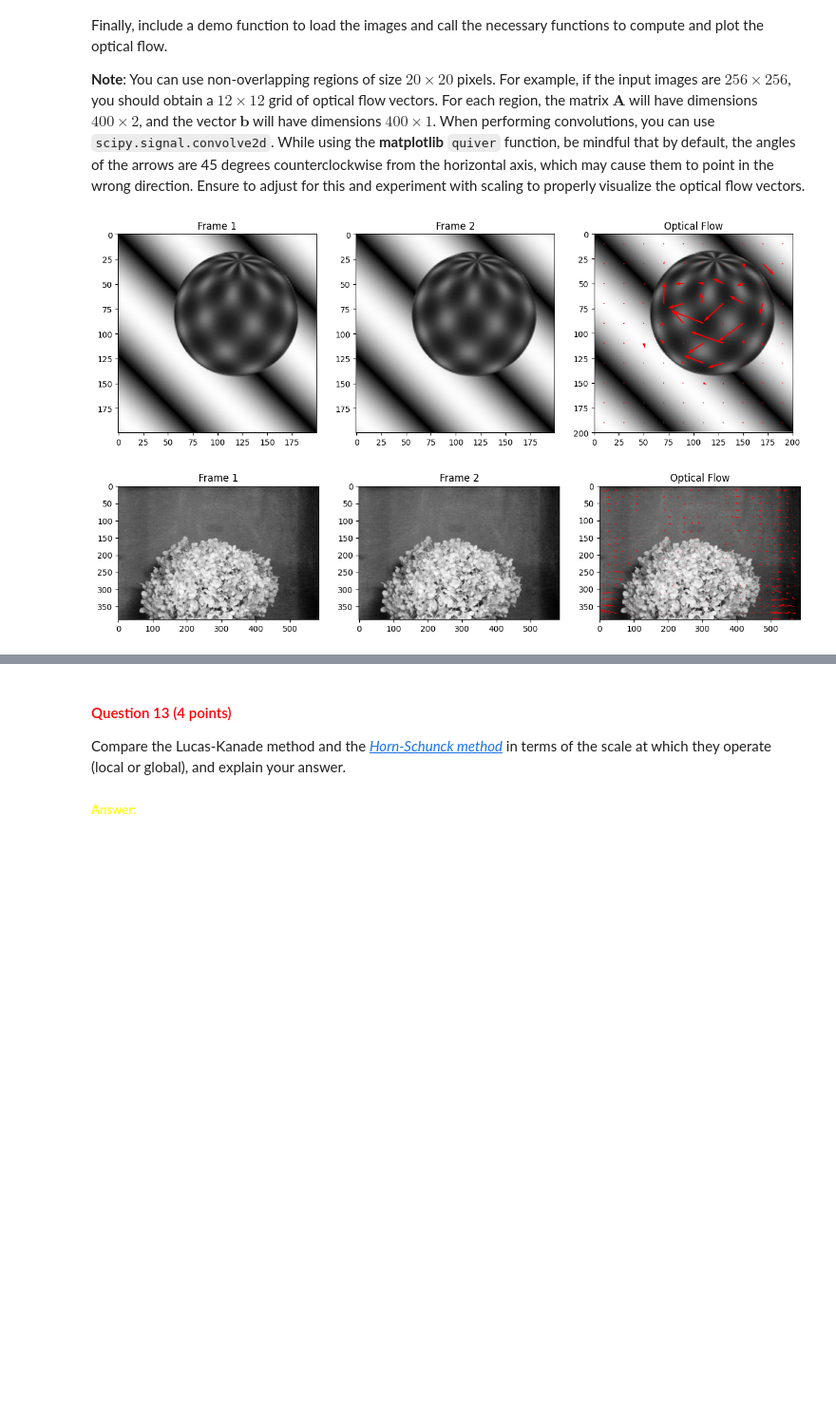
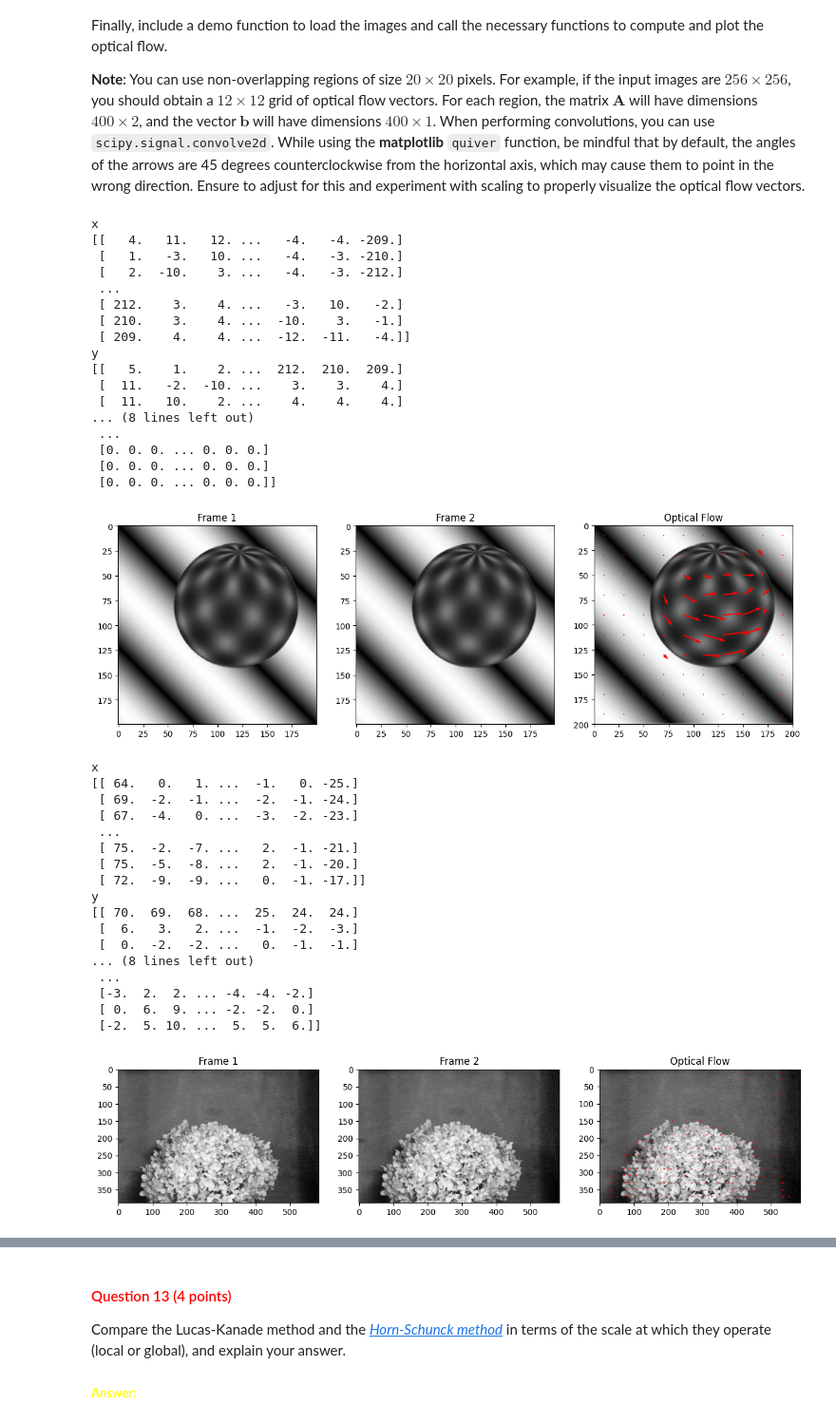
Before and after one commit to CV1Group28/cv1-lab-3, a Jupyter notebook: cv1-lab-3.ipynb, the cells around one changed output, grey strips where cells are left out. Shown at 95% size. Saved outputs shown, nothing was run; the diff lists cells and outputs as text; code cells hidden in the pictures; blank space fills up the shorter version.

```diff
--- a/cv1-lab-3.ipynb
+++ b/cv1-lab-3.ipynb
@@ -701,7 +702,7 @@ def calculate_optical_flow_for_subregions(subregion_derivatives_x, subregion_der
     flow_vectors_x = []
     flow_vectors_y = []
     for i in range(len(subregion_derivatives_x)):
-        A = np.column_stack((subregion_derivatives_x[i].flatten(), subregion_derivatives_y[i].flatten()))
+        A = np.vstack((subregion_derivatives_x[i].flatten(), subregion_derivatives_y[i].flatten())).T
         b = -subregion_derivatives_time[i].flatten()
 
         v = np.linalg.inv(A.T @ A) @ A.T @ b
@@ -742,6 +743,8 @@ def calculate_optical_flow_lucas_kanade(image_time_0, image_time_1, region_size=
             subregion_centers.append((j + region_size // 2, i + region_size // 2))
 
     subregion_centers = np.array(subregion_centers)
+    flow_vectors_x = np.array(flow_vectors_x)
+    flow_vectors_y = np.array(flow_vectors_y)
 
     return subregion_centers, flow_vectors_x, flow_vectors_y
 # %%
@@ -770,7 +773,14 @@ def plot_optical_flow_with_images(image_time_0, image_time_1, subregion_centers,
     axes[2].imshow(image_time_0, cmap='gray')
     axes[2].set_xlim(0, image_time_0.shape[1]) # Prevents the whitespace on the border of the image.
     axes[2].set_ylim(image_time_0.shape[0], 0)
-    axes[2].quiver(subregion_centers[:, 0], subregion_centers[:, 1], flow_vectors_x, flow_vectors_y, angles='xy', scale_units='xy', scale=1, color='red')
+    axes[2].quiver(subregion_centers[:, 0],
+                   subregion_centers[:, 1],
+                   flow_vectors_x,
+                   flow_vectors_y,
+                   angles='xy',
+                   scale_units='xy',
+                   scale=0.1,
+                   color='red')
     axes[2].set_title('Optical Flow')
 
     plt.show()
@@ -779,22 +789,56 @@ def plot_optical_flow_with_images(image_time_0, image_time_1, subregion_centers,
 # %%
 # YOUR CODE HERE
 # *sphere1.jpg**, **sphere2.jpg**; **plant1.jpg**, **plant2.jpg**; **car1.jpg**, **car2.jpg**;  and **table1.jpg**, **table2.jpg**
 
 # image = cv2.imread("images/car1.jpg")
 # image2 = cv2.imread("images/car2.jpg")
 # image_gray = cv2.cvtColor(image, cv2.COLOR_BGR2GRAY)
 # image_gray2 = cv2.cvtColor(image2, cv2.COLOR_BGR2GRAY)
 
 pairs = [["sphere1.jpg", "sphere2.jpg"],["plant1.jpg", "plant2.jpg"],["car1.jpg", "car2.jpg"],["table1.jpg", "table2.jpg"]]
 for t0, t1 in pairs:
     image_time_0 = cv2.imread(f"images/{t0}")
     image_time_1 = cv2.imread(f"images/{t1}")
-    image_time_0 = cv2.cvtColor(image_time_0, cv2.COLOR_BGR2GRAY)
-    image_time_1 = cv2.cvtColor(image_time_1, cv2.COLOR_BGR2GRAY)
+    image_time_0 = cv2.cvtColor(image_time_0, cv2.COLOR_BGR2GRAY).astype("float32")
+    image_time_1 = cv2.cvtColor(image_time_1, cv2.COLOR_BGR2GRAY).astype("float32")
 
     subregion_centers, flow_vectors_x, flow_vectors_y = calculate_optical_flow_lucas_kanade(image_time_0, image_time_1, region_size=20)
 
     plot_optical_flow_with_images(image_time_0, image_time_1, subregion_centers, flow_vectors_x, flow_vectors_y)
 # %% [output]
+x
+[[   4.   11.   12. ...   -4.   -4. -209.]
+ [   1.   -3.   10. ...   -4.   -3. -210.]
+ [   2.  -10.    3. ...   -4.   -3. -212.]
+ ...
+ [ 212.    3.    4. ...   -3.   10.   -2.]
+ [ 210.    3.    4. ...  -10.    3.   -1.]
+ [ 209.    4.    4. ...  -12.  -11.   -4.]]
+y
+[[   5.    1.    2. ...  212.  210.  209.]
+ [  11.   -2.  -10. ...    3.    3.    4.]
+ [  11.   10.    2. ...    4.    4.    4.]
+... (8 lines left out)
+ ...
+ [0. 0. 0. ... 0. 0. 0.]
+ [0. 0. 0. ... 0. 0. 0.]
+ [0. 0. 0. ... 0. 0. 0.]]
-[figure, old version]
+[figure, new version]
+x
+[[ 64.   0.   1. ...  -1.   0. -25.]
+ [ 69.  -2.  -1. ...  -2.  -1. -24.]
+ [ 67.  -4.   0. ...  -3.  -2. -23.]
+ ...
+ [ 75.  -2.  -7. ...   2.  -1. -21.]
+ [ 75.  -5.  -8. ...   2.  -1. -20.]
+ [ 72.  -9.  -9. ...   0.  -1. -17.]]
+y
+[[ 70.  69.  68. ...  25.  24.  24.]
+ [  6.   3.   2. ...  -1.  -2.  -3.]
+ [  0.  -2.  -2. ...   0.  -1.  -1.]
+... (8 lines left out)
+ ...
+ [-3.  2.  2. ... -4. -4. -2.]
+ [ 0.  6.  9. ... -2. -2.  0.]
+ [-2.  5. 10. ...  5.  5.  6.]]
-[figure, old version]
+[figure, new version]
```
Also changed, not shown: parts of 2 cells of this notebook.
